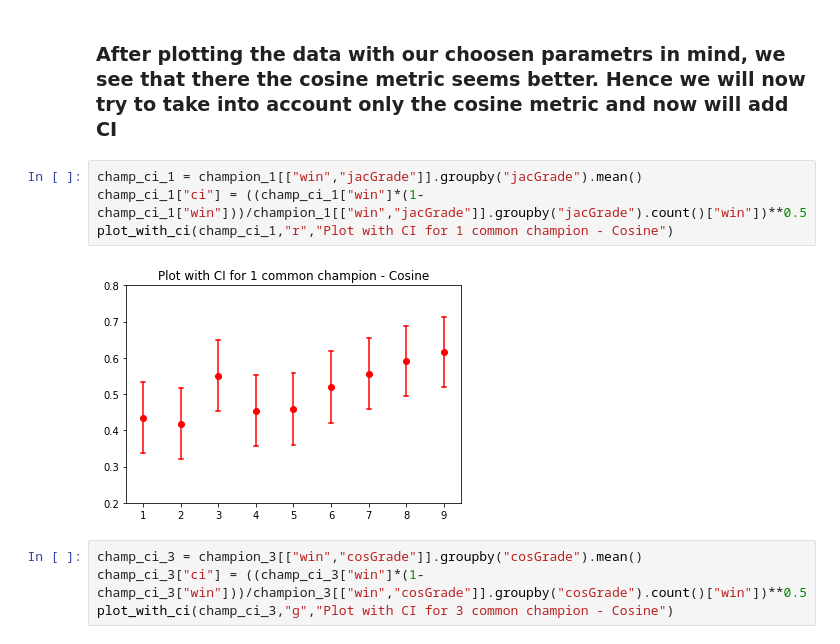
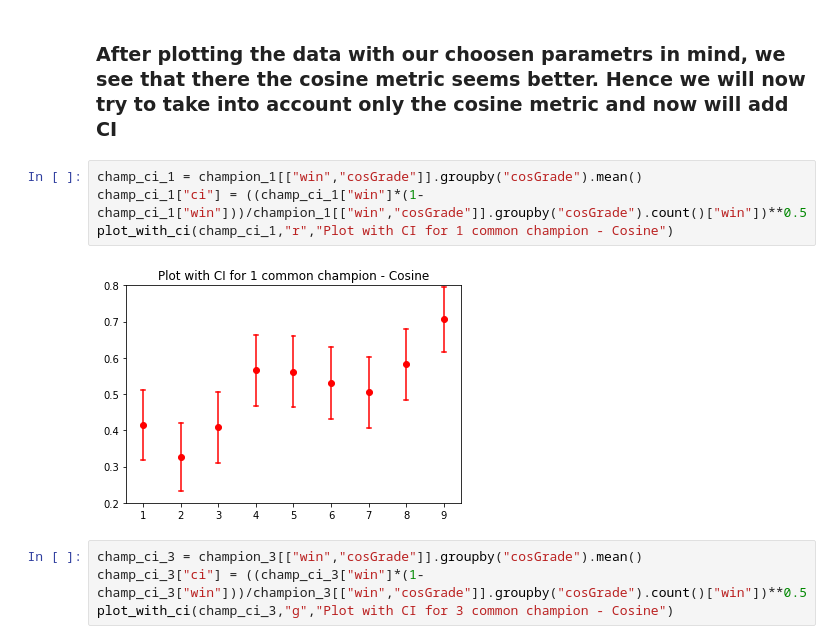
Before and after one commit to yarinsch/Group23Needle, a Jupyter notebook: DataAnalysis.ipynb, the cells around one changed output. Cells and saved outputs as stored; diff of their text form.

```diff
--- a/DataAnalysis.ipynb
+++ b/DataAnalysis.ipynb
@@ -339,11 +339,11 @@ plt.savefig(title_champ)
 # %% [markdown]
 ### After plotting the data with our choosen parametrs in mind, we see that there the cosine metric seems better. Hence we will now try to take into account only the cosine metric and now will add CI
 # %%
-champ_ci_1 = champion_1[["win","jacGrade"]].groupby("jacGrade").mean()
-champ_ci_1["ci"] = ((champ_ci_1["win"]*(1-champ_ci_1["win"]))/champion_1[["win","jacGrade"]].groupby("jacGrade").count()["win"])**0.5
+champ_ci_1 = champion_1[["win","cosGrade"]].groupby("cosGrade").mean()
+champ_ci_1["ci"] = ((champ_ci_1["win"]*(1-champ_ci_1["win"]))/champion_1[["win","cosGrade"]].groupby("cosGrade").count()["win"])**0.5
 plot_with_ci(champ_ci_1,"r","Plot with CI for 1 common champion - Cosine")
 # %% [output]
-[figure, old version]
+[figure, new version]
 # %%
 champ_ci_3 = champion_3[["win","cosGrade"]].groupby("cosGrade").mean()
 champ_ci_3["ci"] = ((champ_ci_3["win"]*(1-champ_ci_3["win"]))/champion_3[["win","cosGrade"]].groupby("cosGrade").count()["win"])**0.5
```
